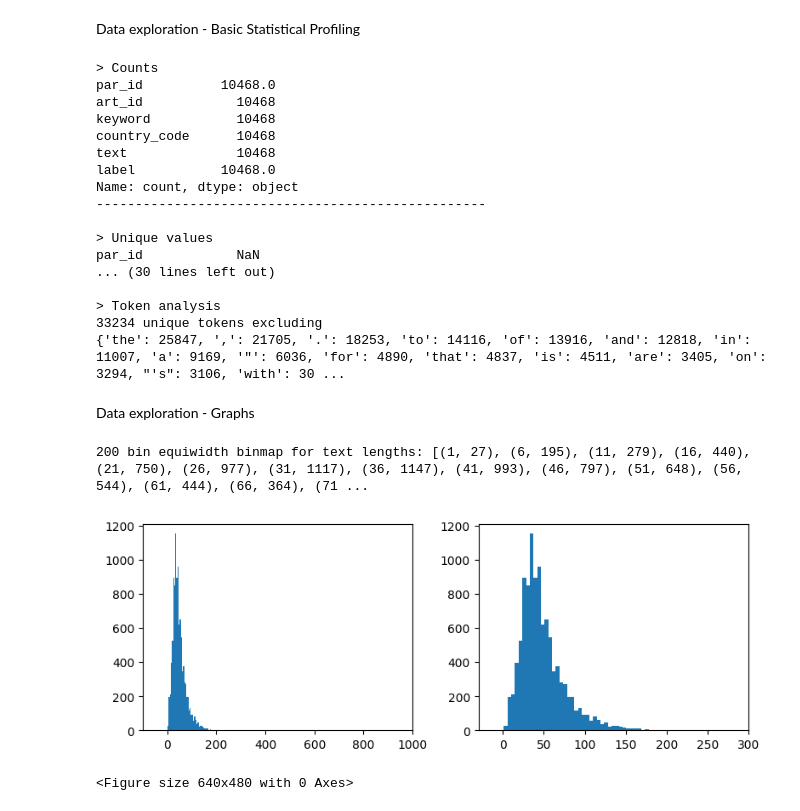
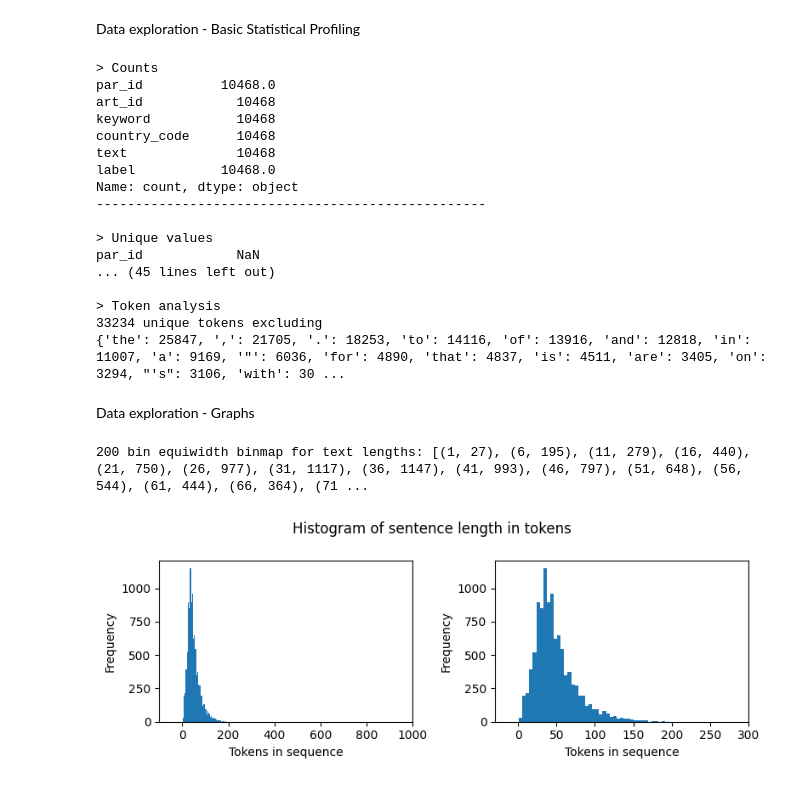
Before and after one commit to PingPianoPong/60035NaturalLanguageProcessingCW, a Jupyter notebook: nlp_cw.ipynb, the cells around one changed output. Cells and saved outputs as stored; diff of their text form; code cells hidden in the pictures.

```diff
--- a/nlp_cw.ipynb
+++ b/nlp_cw.ipynb
@@ -49,8 +71,6 @@ def create_binmap(x, bins):
     return bins
 # %%
 stats = df.describe(include="all")
-
-df.dropna(inplace=True)
 
 print("> Counts")
 print(stats.loc["count"])
@@ -66,7 +86,6 @@ type_func = np.vectorize(lambda x: type(x) == str)
 text_types = type_func(text_arr)
 (tys, indices, counts) = np.unique(text_types, return_index=True, return_counts=True)
 if (len(tys) > 1):
-    print(text_types)
     print("Non-string sentence found")
     bad_indx = int(indices[0])
     print(f'Badly typed sentence at row with id {df["par_id"][bad_indx]}')
@@ -76,7 +95,19 @@ print("-" * 50)
 
 print("\n> Par ID uniqueness check")
 parid_arr = df["par_id"].to_numpy()
-print(f'{len(np.unique(parid_arr))} unique par_id')
+_, cs = np.unique(parid_arr, return_counts=True)
+print(f'{sum(map(lambda x: x > 1, cs))} non-unique par_ids found')
+print("-" * 50)
+
+print("\n> Art ID uniqueness check")
+artid_arr = df["art_id"].to_numpy()
+vs, cs = np.unique(artid_arr, return_counts=True)
+print_count, print_limit = 0, 10
+bad_indices = list(map(lambda x: x > 1, cs))
+print(f'{sum(bad_indices)} non-unique art_ids found')
+for i, bi in enumerate(bad_indices):
+    if bi: print(f'Non-unique art_id found: {vs[i]}'); print_count += 1
+    if print_count > print_limit: break
 print("-" * 50)
 
 print("\n> Keyword uniqueness check")
@@ -124,6 +155,7 @@ print(f'max num of tokens in a sentence: {len_max}')
 print(f'min num of tokens in a sentence: {len_min}')
 print(f'mean num of tokens in a sentence: {np.mean(text_lens)}')
 print(f'median num of tokens in a sentence: {np.median(text_lens)}')
+print(f'standard deviation num of tokens in a sentence: {np.std(text_lens)}')
 print(f'{10} bin equiwidth binmap of sentence length: {create_binmap(text_lens, 10)}')
 print(f'{25} bin equiwidth binmap of sentence length: {create_binmap(text_lens, 25)}')
 print("-" * 50)
@@ -140,7 +172,7 @@ Name: count, dtype: object
 
 > Unique values
 par_id            NaN
-... (30 lines left out)
+... (45 lines left out)
 
 > Token analysis
 33234 unique tokens excluding
@@ -150,21 +182,25 @@ Data exploration - Graphs
 # %%
 # Data visualisation (Sequence length binmaps)
 n = 200
 bin_width = math.ceil((len_max - len_min) / n)
 binmap = list(zip([ int(len_min) + (bin_width * i) for i in range(n) ], create_binmap(text_lens, n)))
 print(f'{n} bin equiwidth binmap for text lengths: {binmap}')
 
 fig, axs = plt.subplots(1, 2)
 axs[0].hist(text_lens, bins=n)
 axs[0].set_xlim(-100,1000)
 axs[1].hist(text_lens, bins=n)
 axs[1].set_xlim(-30,300)
 
+for i in [0, 1]:
+    axs[i].set_xlabel("Tokens in sequence")
+    axs[i].set_ylabel("Frequency")
+
 fig.set_size_inches(8, 3)
+fig.suptitle('Histogram of sentence length in tokens')
 plt.tight_layout()
 plt.savefig("./sentence_len_fig.png")
 plt.show()
 # %% [output]
 200 bin equiwidth binmap for text lengths: [(1, 27), (6, 195), (11, 279), (16, 440), (21, 750), (26, 977), (31, 1117), (36, 1147), (41, 993), (46, 797), (51, 648), (56, 544), (61, 444), (66, 364), (71 ...
-[figure, old version]
+[figure, new version]
-<Figure size 640x480 with 0 Axes>
```
Also changed, not shown: parts of 5 cells of this notebook, 2 other files.
